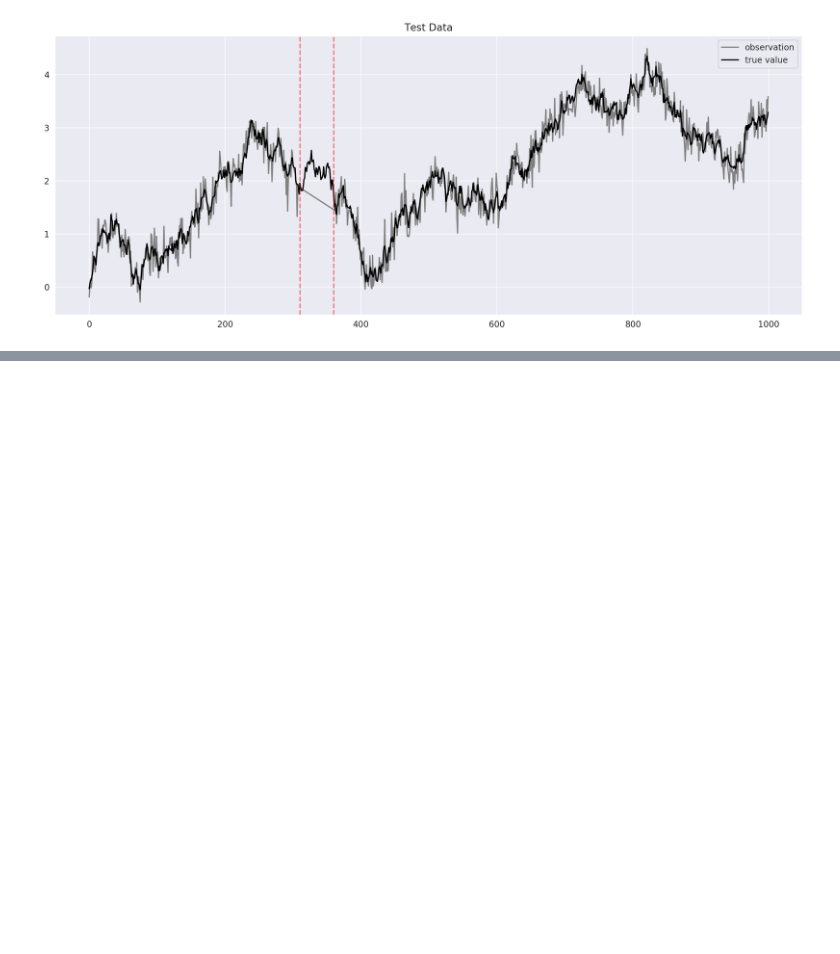
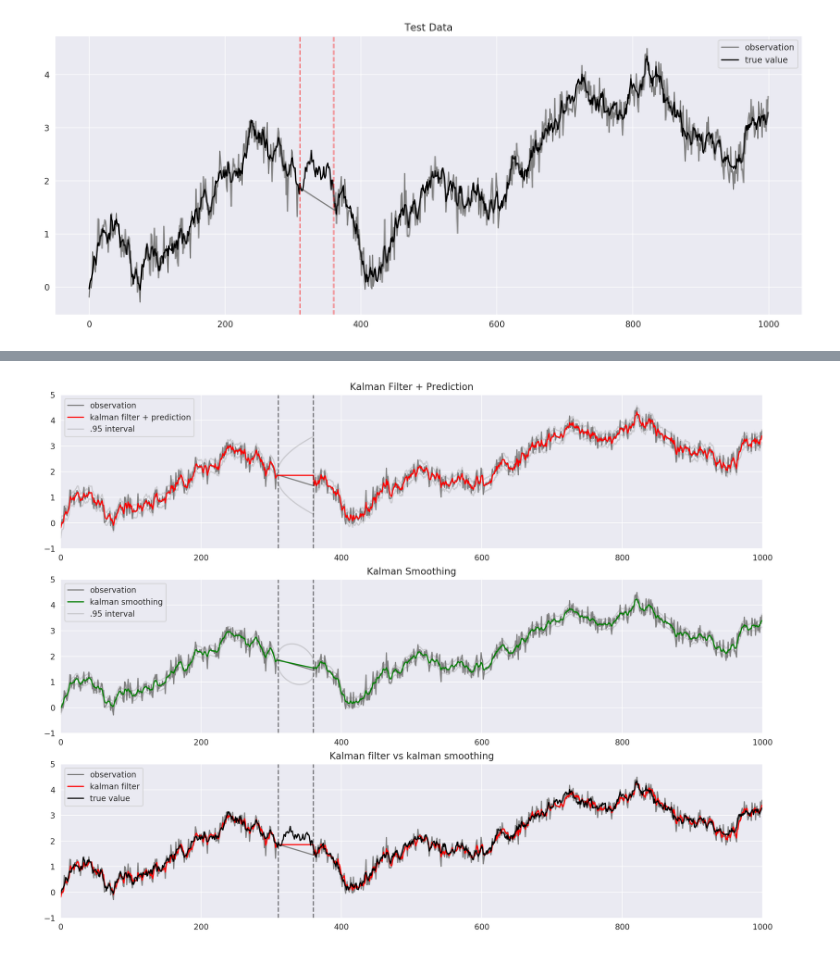
Before and after one commit to harumanachika/StateSpaceModel, a Jupyter notebook: Kalman.ipynb, the cells around one changed output, grey strips where cells are left out. Cells and saved outputs as stored; diff of their text form; code cells hidden in the pictures; blank space fills up the shorter version.

```diff
--- a/Kalman.ipynb
+++ b/Kalman.ipynb
@@ -85,0 +156,50 @@ def kalman_smoothing(s, S, m, C,  W, G=G):
+# %%
+upper = 5 # y軸の上限
+lower = -1 # y軸の下限
+x_min = 0 # x軸の下限
+x_max = 1000 # x軸の上限
+
+legend_loc = "upper left"
+
+fig, axes = plt.subplots(nrows=3, figsize=(16, 12))
+sns.lineplot(x=np.arange(T), y=y, color="gray", ax=axes[0], label="observation")
+sns.lineplot(x=np.arange(T), y=m[:,0].flatten(), color="red", ax=axes[0], label="kalman filter + prediction")
+axes[0].plot(np.arange(T), (m[:,0] - 1.96 * C[:,0,0]**(1/2)).flatten(), alpha=0.3, color='gray', label=".95 interval")
+axes[0].plot(np.arange(T), (m[:,0] + 1.96 * C[:,0,0]**(1/2)).flatten(), alpha=0.3, color='gray')
+axes[0].axvline(310, color="black", linestyle="--", alpha=0.5)
+axes[0].axvline(360, color="black", linestyle="--", alpha=0.5)
+axes[0].set_ylim(lower, upper)
+axes[0].set_xlim(x_min, x_max)
+axes[0].legend(loc=legend_loc)
+axes[0].set_title("Kalman Filter + Prediction")
+
+sns.lineplot(x=np.arange(T), y=y, color="gray", ax=axes[1], label="observation")
+sns.lineplot(x=np.arange(T), y=s[:,0].flatten(), color="green", ax=axes[1], label="kalman smoothing")
+axes[1].plot(np.arange(T), (s[:,0] - 1.96 * S[:,0,0]**(1/2)).flatten(), alpha=0.3, color='gray', label=".95 interval")
+axes[1].plot(np.arange(T), (s[:,0] + 1.96 * S[:,0,0]**(1/2)).flatten(), alpha=0.3, color='gray')
+axes[1].axvline(310, color="black", linestyle="--", alpha=0.5)
+axes[1].axvline(360, color="black", linestyle="--", alpha=0.5)
+axes[1].set_ylim(lower, upper)
+axes[1].set_xlim(x_min, x_max)
+axes[1].legend(loc=legend_loc)
+axes[1].set_title("Kalman Smoothing")
+
+# sns.lineplot(np.arange(T+K), x, ax=axes[2], label="true state")
+sns.lineplot(x=np.arange(T), y=y, color="gray", ax=axes[2], label="observation")
+sns.lineplot(x=np.arange(T), y=m[:,0].flatten(), color="red", ax=axes[2], label="kalman filter")
+sns.lineplot(x=np.arange(T), y=x.flatten(), color="black", ax=axes[2], label="true value")
+axes[2].axvline(310, color="black", linestyle="--", alpha=0.5)
+axes[2].axvline(360, color="black", linestyle="--", alpha=0.5)
+axes[2].set_ylim(lower, upper)
+axes[2].set_xlim(x_min, x_max)
+axes[2].legend(loc=legend_loc)
+axes[2].set_title("Kalman filter vs kalman smoothing")
+plt.show()
+fig.savefig("result.png", transparent = True, bbox_inches = 'tight', pad_inches = 0)
+
+# 出力関係
+df = pd.DataFrame(np.concatenate([x.reshape(T,1), y.reshape(T,1), m[:,0].reshape(T,1), s[:,0].reshape(T,1)], 1))
+df.columns=["true value", "obsevation", "kalman filter", "kalman smoothing"]
+df.to_csv("output.csv")
+# %% [output]
+[figure, added]
```
Also changed, not shown: parts of 2 cells of this notebook, 2 other files.
